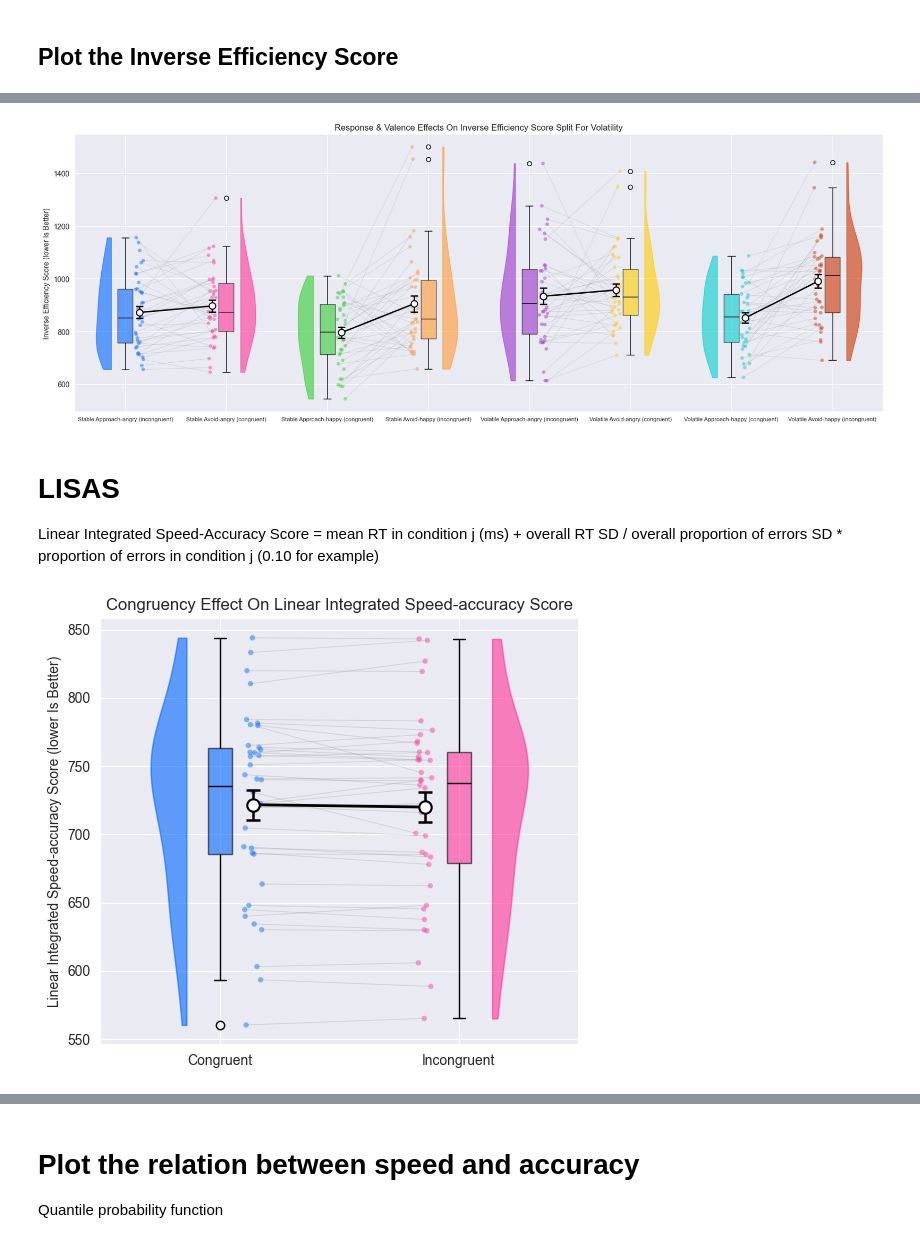
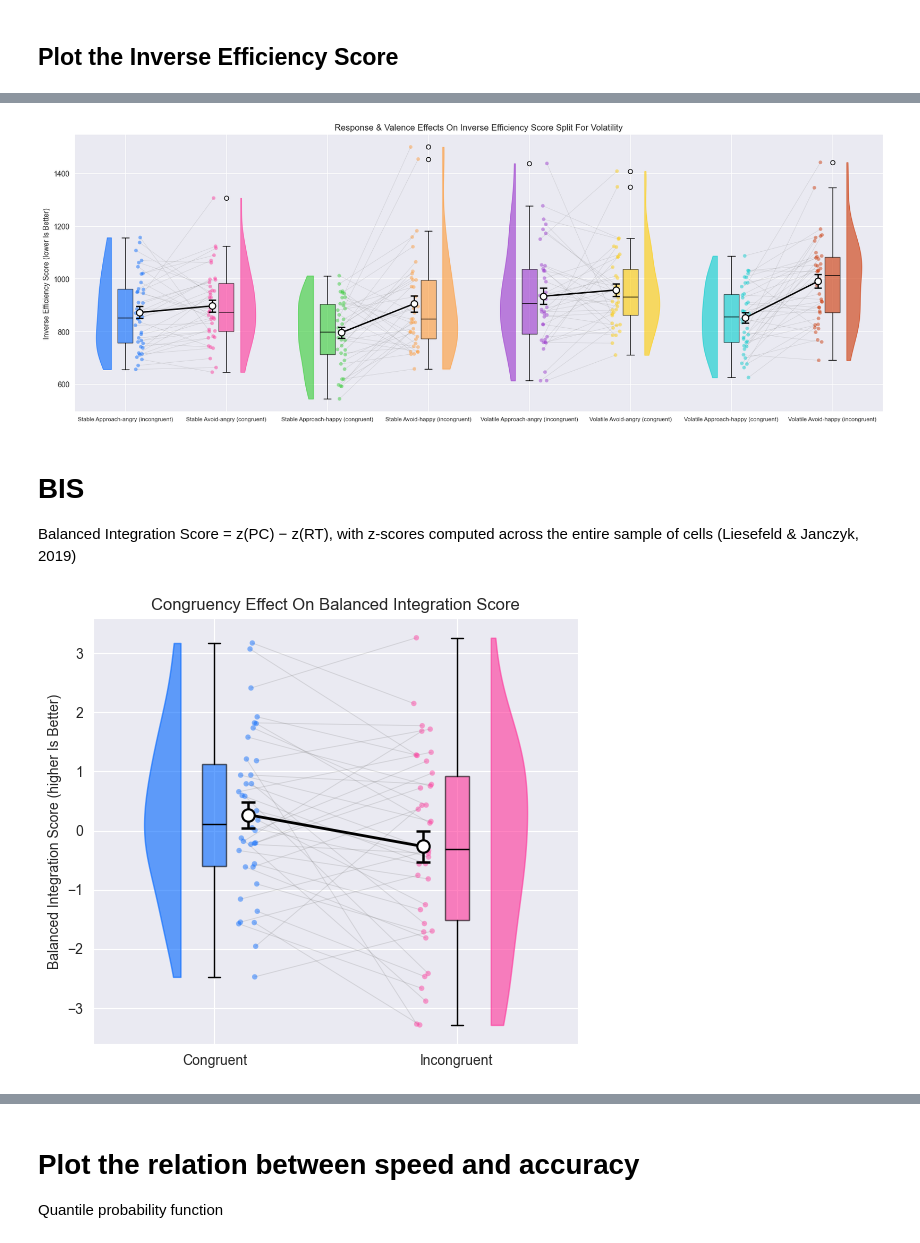
Before and after one commit to KTZ228/phd_1_analysis, a Jupyter notebook: analyses_behavioural/standard parameters/speed-accuracy_analysis.ipynb, the cells around one changed output, grey strips where cells are left out. Saved outputs shown, nothing was run; the diff lists cells and outputs as text; code cells hidden in the pictures.

```diff
--- a/analyses_behavioural/standard parameters/speed-accuracy_analysis.ipynb
+++ b/analyses_behavioural/standard parameters/speed-accuracy_analysis.ipynb
@@ -30,8 +30,8 @@ elif dataset == 'pilot':
     unique_subject_ids = [5, 10, 14, 15, 16, 20, 22, 23, 25, 28, 29, 37, 38]
     unique_sessions = [2, 3, 4]
 elif dataset=='speakup':
-    raw_output_path = '/Volumes/project/3025011.01/4kenneth/SpeakUp!2.0/experiment_output'
-    unique_subject_ids = [2, 3, 5, 6, 7, 8, 9, 11, 12, 13, 14, 15, 16, 17, 18, 19, 20, 21, 22, 23, 25]
+    raw_output_path = '/Volumes/project/3025011.01/4kenneth/190526/raw'
+    unique_subject_ids = [2, 3, 5, 6, 7, 8, 9, 11, 12, 13, 14, 15, 16, 17, 18, 19, 20, 21, 22, 23, 25, 26, 27, 28, 29, 30, 31, 32, 33, 34, 35, 36, 37, 38, 39, 40, 41, 42, 43, 44, 46, 47, 48, 49, 50, 51, 53]
     unique_sessions = [3]
 elif dataset=='africa':
     raw_output_path = '/Volumes/project/3025011.01/4kenneth/RL_task-speakup_version_martin_southafrica/experiment_output'
@@ -202,43 +202,43 @@ if dataset!='africa':
         plot_name='response & valence effects on inverse efficiency score split for volatility'
     );
 # %% [output]
-[figure, old version]
+[figure, new version]
 # %% [markdown]
-# LISAS
-Linear Integrated Speed-Accuracy Score = mean RT in condition j (ms) + overall RT SD / overall proportion of errors SD * proportion of errors in condition j (0.10 for example)
+# BIS
+Balanced Integration Score = z(PC) − z(RT), with z-scores computed across the entire sample of cells (Liesefeld & Janczyk, 2019)
 # %%
-LISAS_dataframe_congruency = utils.analysis_functions.calculate_LISAS(combined_results_dataframe, ['congruency'])
-LISAS_dataframe_volatility = utils.analysis_functions.calculate_LISAS(combined_results_dataframe, ['volatility'])
-LISAS_dataframe_congruency_split = utils.analysis_functions.calculate_LISAS(combined_results_dataframe, ['valence','most_rewarding_response'])
-LISAS_dataframe_congruency_volatility_split = utils.analysis_functions.calculate_LISAS(combined_results_dataframe, ['valence', 'most_rewarding_response', 'volatility'])
+BIS_dataframe_congruency = utils.analysis_functions.calculate_BIS(combined_results_dataframe, ['congruency'])
+BIS_dataframe_volatility = utils.analysis_functions.calculate_BIS(combined_results_dataframe, ['volatility'])
+BIS_dataframe_congruency_split = utils.analysis_functions.calculate_BIS(combined_results_dataframe, ['valence','most_rewarding_response'])
+BIS_dataframe_congruency_volatility_split = utils.analysis_functions.calculate_BIS(combined_results_dataframe, ['valence', 'most_rewarding_response', 'volatility'])
 # %%
 # Participants might show a propensity for win-cues, letting the positive cues entangle with the positive feedback. Koutsompari et al. (2025) describe this as a perseveration bias
 
 # Single-pass aggregation & reshape
 combined_results_pivoted = (
-    LISAS_dataframe_congruency
+    BIS_dataframe_congruency
     .pivot_table(
         index=['subject_id', 'session'],
         columns='congruency',
-        values='LISAS',
+        values='BIS',
         aggfunc='mean'
     )
     .reset_index()
 )
 combined_results_pivoted = combined_results_pivoted.rename_axis(None, axis=1)
 
 # Plot the two groups using a raincloud plot
 utils.plotting_functions.paired_raincloud(
     combined_results_pivoted,
     columns=['congruent', 'incongruent'],
     labels=['congruent', 'incongruent'],
     flip=['left','right'],
     output_dir=output_dir,
-    ylabel_name='linear integrated speed-accuracy score (lower is better)',
-    plot_name='congruency effect on linear integrated speed-accuracy score'
+    ylabel_name='balanced integration score (higher is better)',
+    plot_name='congruency effect on balanced integration score'
 );
 # %% [output]
-[figure, old version]
+[figure, new version]
 # %%
 if dataset!='africa':
     # Participants might show a propensity for win-cues, letting the positive cues entangle with the positive feedback. Koutsompari et al. (2025) describe this as a perseveration bias
```
Also changed, not shown: parts of 7 cells of this notebook, 5 other files.
